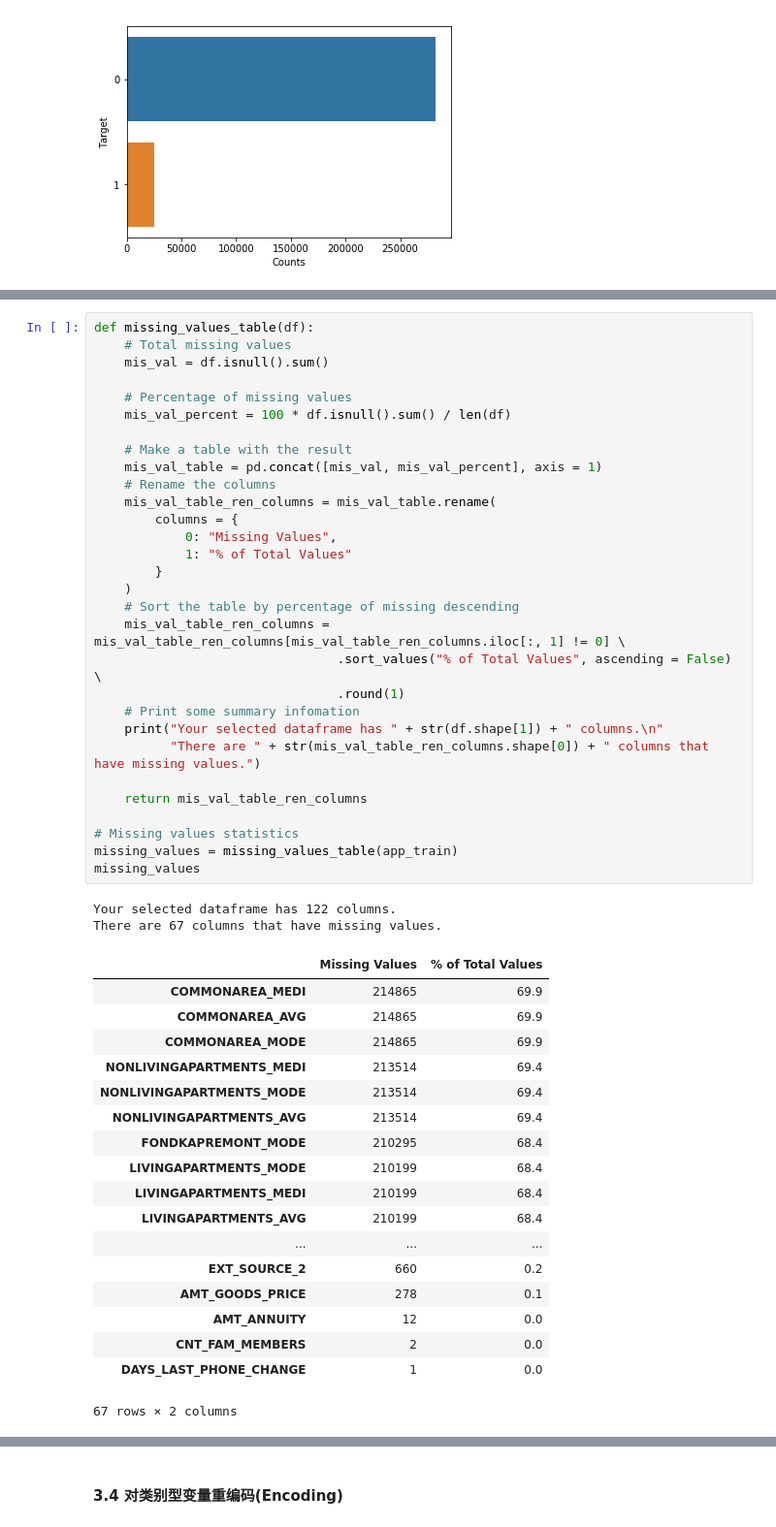
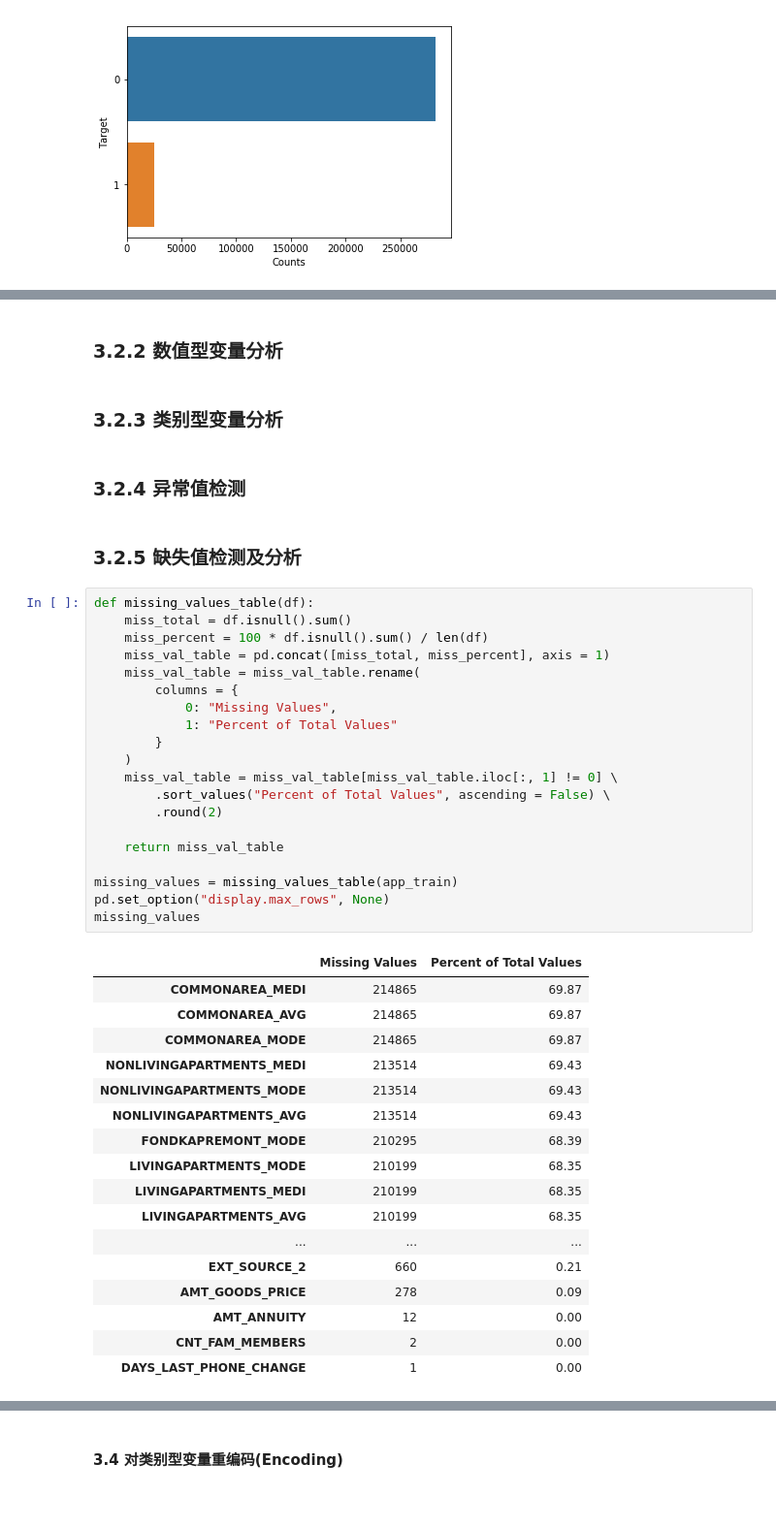
Before and after one commit to iangang/mlproj, a Jupyter notebook: projects/HomeCreditDefaultRisk/ML_Home_Credit_Default_Risk .ipynb, the cells around one changed output, grey strips where cells are left out. Shown at 97% size. Saved outputs shown, nothing was run; the diff lists cells and outputs as text; blank space fills up the shorter version.

```diff
--- a/projects/HomeCreditDefaultRisk/ML_Home_Credit_Default_Risk .ipynb
+++ b/projects/HomeCreditDefaultRisk/ML_Home_Credit_Default_Risk .ipynb
@@ -152,51 +267,46 @@ sns.barplot(x = "Counts", y = "Target", data = target_df, orient = "h");
+# %% [markdown]
+### 3.2.2 数值型变量分析
+# %% [markdown]
+### 3.2.3 类别型变量分析
+# %% [markdown]
+### 3.2.4 异常值检测
+# %% [markdown]
+### 3.2.5 缺失值检测及分析
 # %%
 def missing_values_table(df):
-    # Total missing values
-    mis_val = df.isnull().sum()
-
-    # Percentage of missing values
-    mis_val_percent = 100 * df.isnull().sum() / len(df)
-
-    # Make a table with the result
-    mis_val_table = pd.concat([mis_val, mis_val_percent], axis = 1)
-    # Rename the columns
-    mis_val_table_ren_columns = mis_val_table.rename(
+    miss_total = df.isnull().sum()
+    miss_percent = 100 * df.isnull().sum() / len(df)
+    miss_val_table = pd.concat([miss_total, miss_percent], axis = 1)
+    miss_val_table = miss_val_table.rename(
         columns = {
             0: "Missing Values",
-            1: "% of Total Values"
+            1: "Percent of Total Values"
         }
     )
-    # Sort the table by percentage of missing descending
-    mis_val_table_ren_columns = mis_val_table_ren_columns[mis_val_table_ren_columns.iloc[:, 1] != 0] \
-                                .sort_values("% of Total Values", ascending = False) \
-                                .round(1)
-    # Print some summary infomation
-    print("Your selected dataframe has " + str(df.shape[1]) + " columns.\n"
-          "There are " + str(mis_val_table_ren_columns.shape[0]) + " columns that have missing values.")
+    miss_val_table = miss_val_table[miss_val_table.iloc[:, 1] != 0] \
+        .sort_values("Percent of Total Values", ascending = False) \
+        .round(2)
 
-    return mis_val_table_ren_columns
+    return miss_val_table
 
-# Missing values statistics
 missing_values = missing_values_table(app_train)
+pd.set_option("display.max_rows", None)
 missing_values
 # %% [output]
-Your selected dataframe has 122 columns.
-There are 67 columns that have missing values.
-|  | Missing Values | % of Total Values |
-| COMMONAREA_MEDI | 214865 | 69.9 |
-| COMMONAREA_AVG | 214865 | 69.9 |
-| COMMONAREA_MODE | 214865 | 69.9 |
-| NONLIVINGAPARTMENTS_MEDI | 213514 | 69.4 |
-| NONLIVINGAPARTMENTS_MODE | 213514 | 69.4 |
-| NONLIVINGAPARTMENTS_AVG | 213514 | 69.4 |
-| FONDKAPREMONT_MODE | 210295 | 68.4 |
-| LIVINGAPARTMENTS_MODE | 210199 | 68.4 |
-| LIVINGAPARTMENTS_MEDI | 210199 | 68.4 |
-| LIVINGAPARTMENTS_AVG | 210199 | 68.4 |
+|  | Missing Values | Percent of Total Values |
+| COMMONAREA_MEDI | 214865 | 69.87 |
+| COMMONAREA_AVG | 214865 | 69.87 |
+| COMMONAREA_MODE | 214865 | 69.87 |
+| NONLIVINGAPARTMENTS_MEDI | 213514 | 69.43 |
+| NONLIVINGAPARTMENTS_MODE | 213514 | 69.43 |
+| NONLIVINGAPARTMENTS_AVG | 213514 | 69.43 |
+| FONDKAPREMONT_MODE | 210295 | 68.39 |
+| LIVINGAPARTMENTS_MODE | 210199 | 68.35 |
+| LIVINGAPARTMENTS_MEDI | 210199 | 68.35 |
+| LIVINGAPARTMENTS_AVG | 210199 | 68.35 |
 | ... | ... | ... |
-| EXT_SOURCE_2 | 660 | 0.2 |
-| AMT_GOODS_PRICE | 278 | 0.1 |
-| AMT_ANNUITY | 12 | 0.0 |
-| CNT_FAM_MEMBERS | 2 | 0.0 |
-| DAYS_LAST_PHONE_CHANGE | 1 | 0.0 |
+| EXT_SOURCE_2 | 660 | 0.21 |
+| AMT_GOODS_PRICE | 278 | 0.09 |
+| AMT_ANNUITY | 12 | 0.00 |
+| CNT_FAM_MEMBERS | 2 | 0.00 |
+| DAYS_LAST_PHONE_CHANGE | 1 | 0.00 |
-67 rows × 2 columns
```
Also changed, not shown: parts of 21 cells of this notebook, 1 other file.
